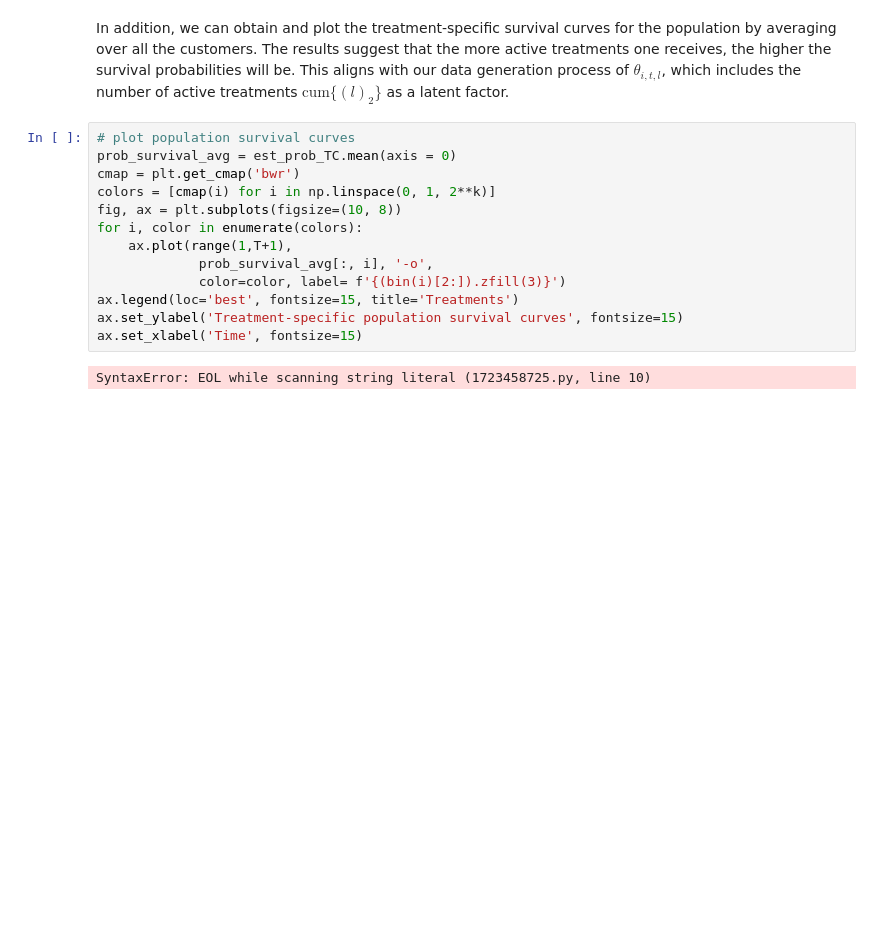
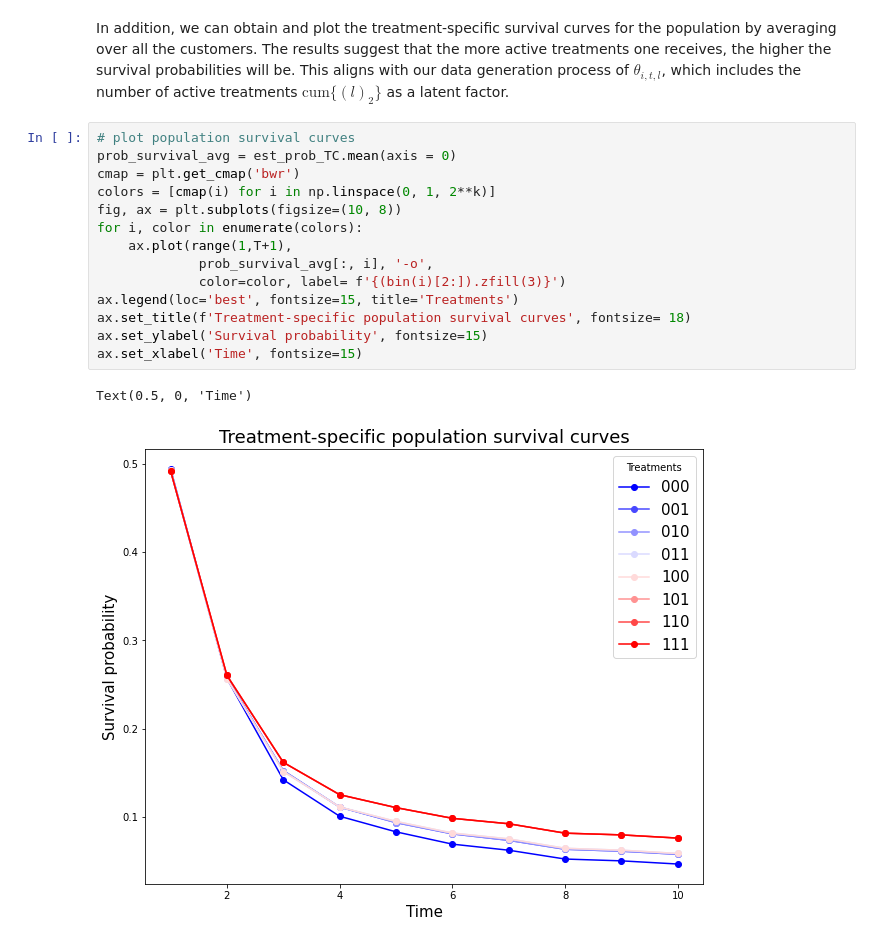
Before and after one commit to Gaochenyin/Low-Rank-Tensor-Block-Hazard-Model, a Jupyter notebook: Example.ipynb, the cells around one changed output. Drawn from its saved outputs; the diff is of its cells as text; blank space fills up the shorter version.

```diff
--- a/Example.ipynb
+++ b/Example.ipynb
@@ -123,15 +131,17 @@ In addition, we can obtain and plot the treatment-specific survival curves for t
 # %%
 # plot population survival curves
 prob_survival_avg = est_prob_TC.mean(axis = 0)
 cmap = plt.get_cmap('bwr')
 colors = [cmap(i) for i in np.linspace(0, 1, 2**k)]
 fig, ax = plt.subplots(figsize=(10, 8))
 for i, color in enumerate(colors):
     ax.plot(range(1,T+1),
              prob_survival_avg[:, i], '-o',
              color=color, label= f'{(bin(i)[2:]).zfill(3)}')
 ax.legend(loc='best', fontsize=15, title='Treatments')
-ax.set_ylabel('Treatment-specific population survival curves', fontsize=15)
+ax.set_title(f'Treatment-specific population survival curves', fontsize= 18)
+ax.set_ylabel('Survival probability', fontsize=15)
 ax.set_xlabel('Time', fontsize=15)
 # %% [output]
-SyntaxError: EOL while scanning string literal (1723458725.py, line 10)
+Text(0.5, 0, 'Time')
+[figure, added]
```
Also changed, not shown: parts of 2 cells of this notebook.
